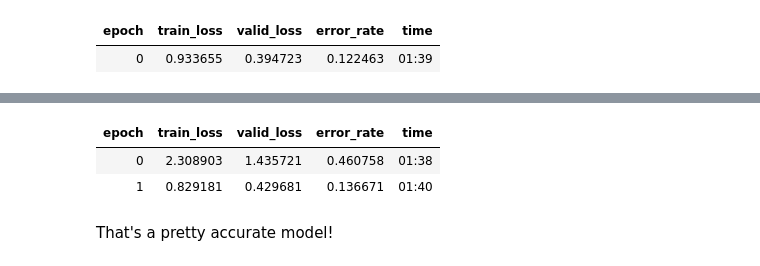
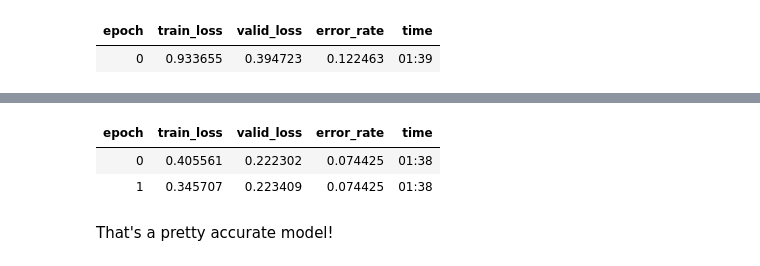
Before and after one commit to shyo1128/course-v3, a Jupyter notebook: nbs/dl1/lesson1-pets.ipynb, the cells around one changed output, grey strips where cells are left out. Saved outputs shown, nothing was run; the diff lists cells and outputs as text; code cells hidden in the pictures.

```diff
--- a/nbs/dl1/lesson1-pets.ipynb
+++ b/nbs/dl1/lesson1-pets.ipynb
@@ -206,10 +233,10 @@ learn.recorder.plot()
 # %%
 learn.unfreeze()
-learn.fit_one_cycle(2, max_lr=slice(1e-4,1e-2))
+learn.fit_one_cycle(2, max_lr=slice(1e-6,1e-5))
 # %% [output]
 | epoch | train_loss | valid_loss | error_rate | time |
-| 0 | 2.308903 | 1.435721 | 0.460758 | 01:38 |
-| 1 | 0.829181 | 0.429681 | 0.136671 | 01:40 |
+| 0 | 0.405561 | 0.222302 | 0.074425 | 01:38 |
+| 1 | 0.345707 | 0.223409 | 0.074425 | 01:38 |
 # %% [markdown]
 That's a pretty accurate model!
 # %% [markdown]
```
Also changed, not shown: parts of 17 cells of this notebook.
